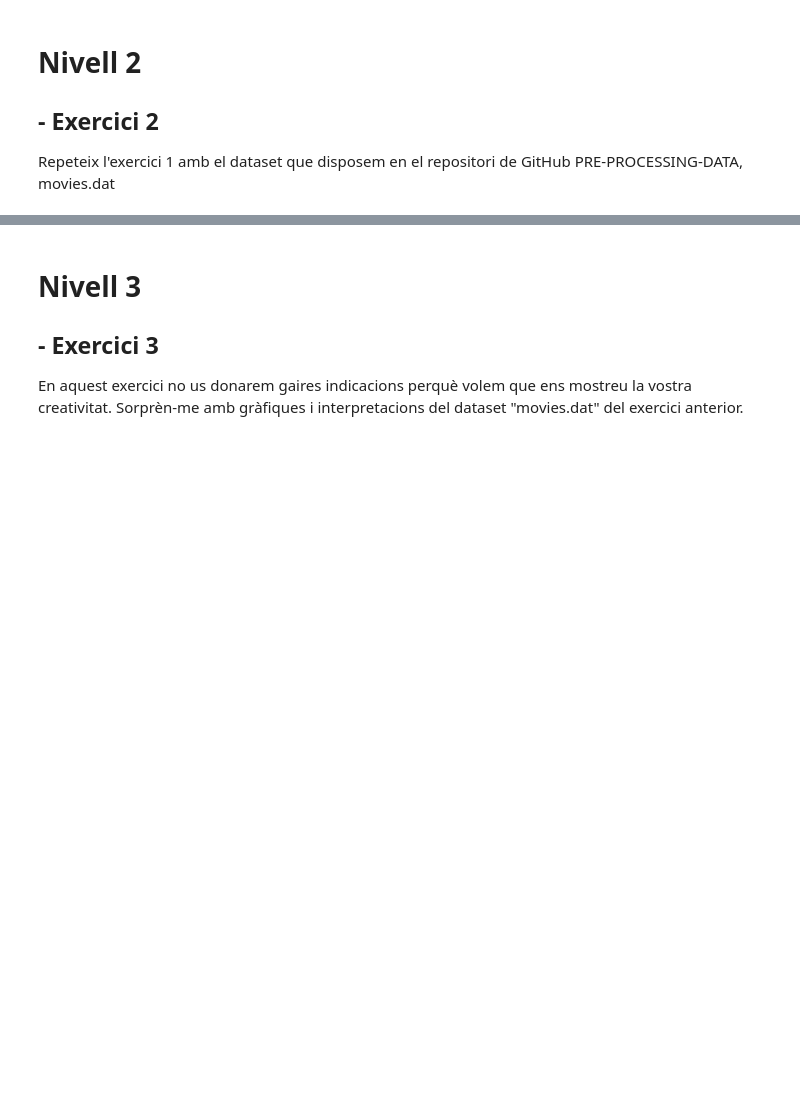
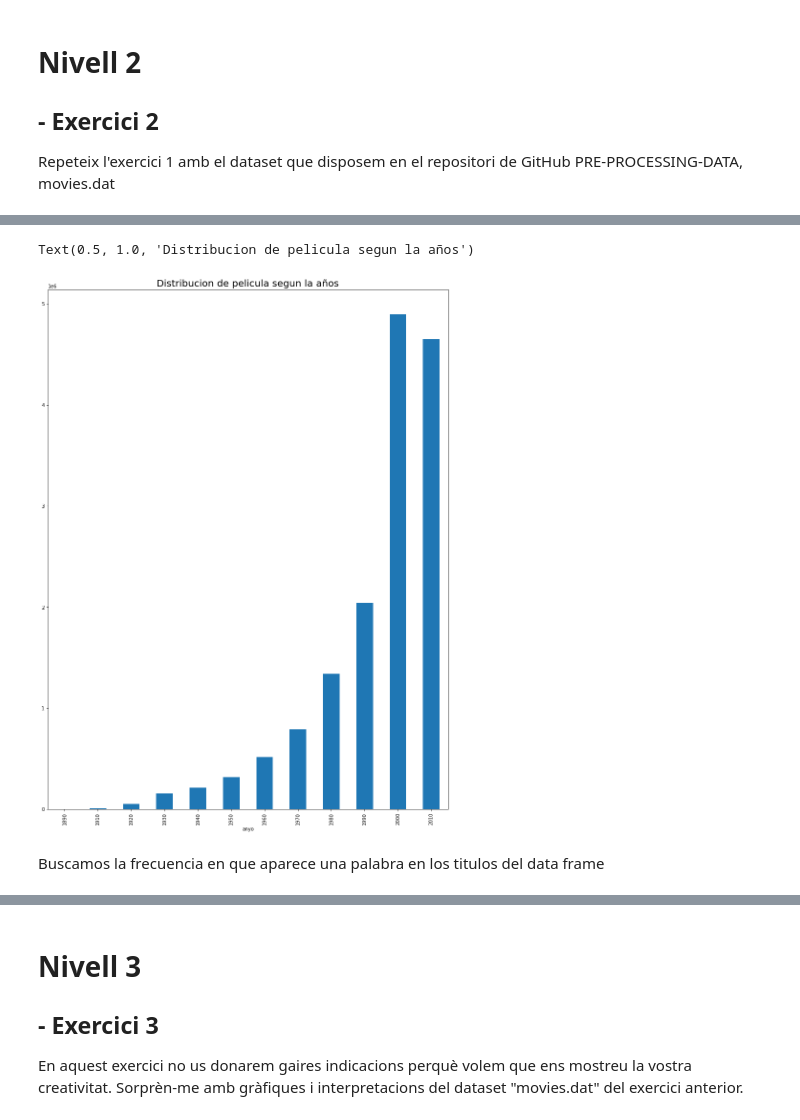
Before and after one commit to mmarcrr/Visualitzacio-grafica-de-Multiples-variables, a Jupyter notebook: S04T02.ipynb, the cells around one changed output, grey strips where cells are left out. Cells and saved outputs as stored; diff of their text form; code cells hidden in the pictures; blank space fills up the shorter version.

```diff
--- a/S04T02.ipynb
+++ b/S04T02.ipynb
@@ -259,0 +292,9 @@ TypeError: unhashable type: 'list'
+# %%
+
+df.groupby([10 * (df["anyo"] // 10)])['anyo'].sum().plot.bar(figsize=(15, 20))
+plt.title("Distribucion de pelicula segun la años", fontsize=20)
+# %% [output]
+Text(0.5, 1.0, 'Distribucion de pelicula segun la años')
+[figure, added]
+# %% [markdown]
+Buscamos la frecuencia en que aparece una palabra en los titulos del data frame
```
Also changed, not shown: parts of 21 cells of this notebook.
